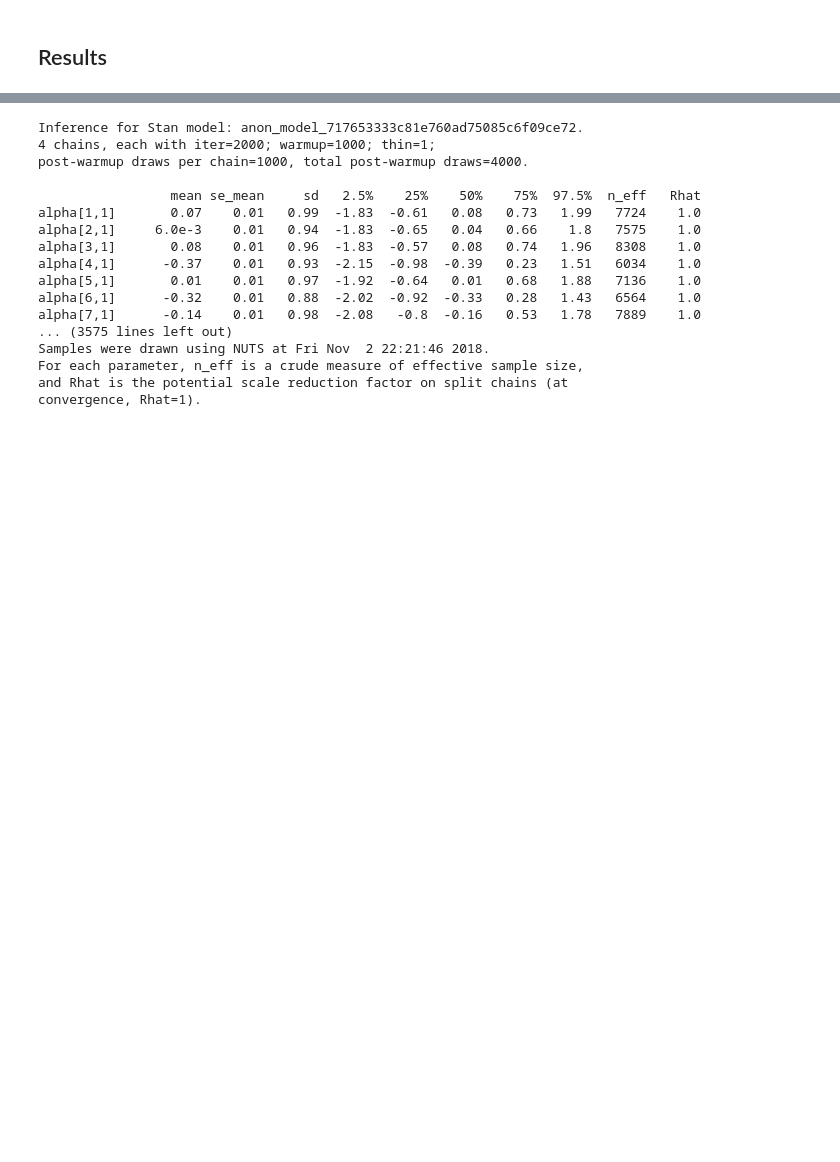
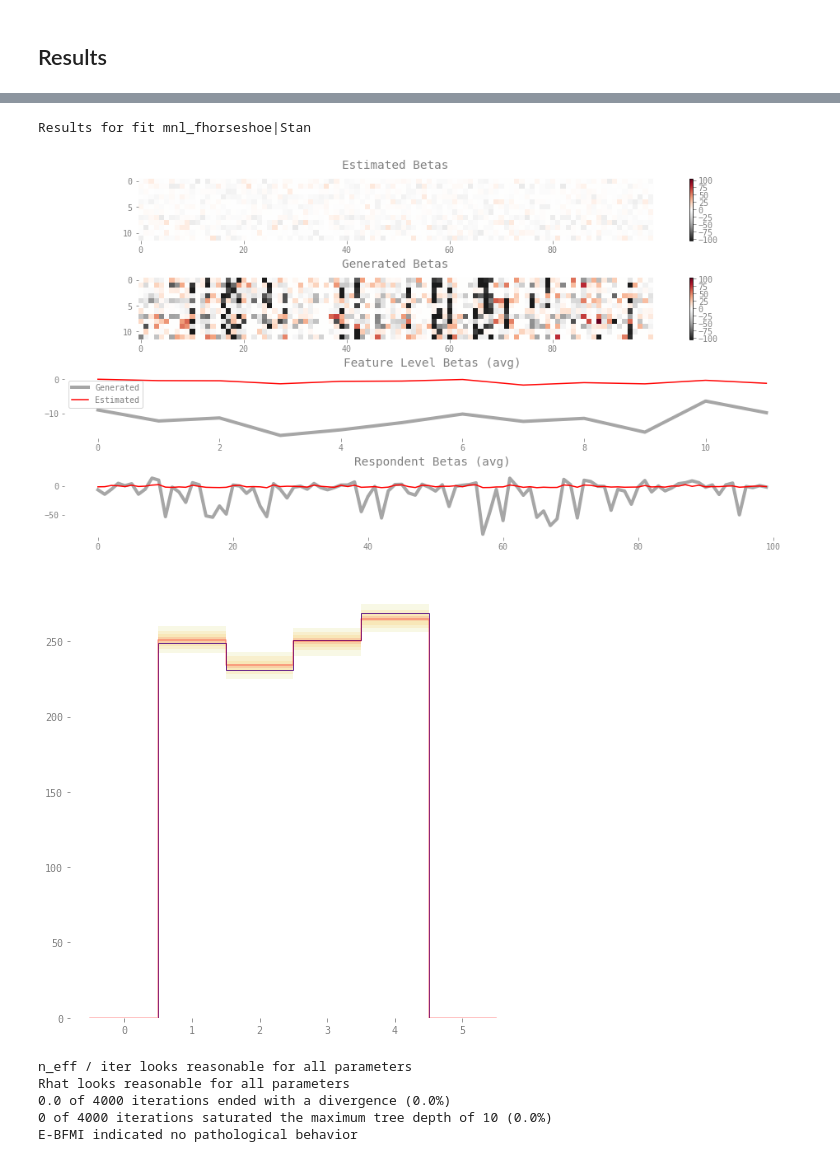
Before and after one commit to marcdotson/conjoint-ensembles, a Jupyter notebook: DataPathologies.ipynb, the cells around one changed output, grey strips where cells are left out. Saved outputs shown, nothing was run; the diff lists cells and outputs as text; code cells hidden in the pictures; blank space fills up the shorter version.

```diff
--- a/DataPathologies.ipynb
+++ b/DataPathologies.ipynb
@@ -97,3 +102,10 @@ Rhat for parameter L_Omega[4,5] is nan!
 0.0 of 4000 iterations ended with a divergence (0.0%)
 0 of 4000 iterations saturated the maximum tree depth of 10 (0.0%)
 E-BFMI indicated no pathological behavior
+# %%
+# fit model
+m = 'mnl_fhorseshoe'
+d = 'Stan'
+f = m + "|" + d
+
+FIT[f] = MODEL[m].sampling(DATA[d], control={'adapt_delta':.9})
@@ -100,20 +115,17 @@ E-BFMI indicated no pathological behavior
+# %%
+# plot results
+print("Results for fit {0}".format(f))
+utils.plot_betas(DATA[d], FIT[f])
+utils.plot_ppc(DATA[d], FIT[f])
+# %% [output]
+Results for fit mnl_fhorseshoe|Stan
+[figure, added]
+[figure, added]
 # %%
-print(FIT[f])
+stan_utility.check_all_diagnostics(FIT[f])
 # %% [output]
-Inference for Stan model: anon_model_717653333c81e760ad75085c6f09ce72.
-4 chains, each with iter=2000; warmup=1000; thin=1;
-post-warmup draws per chain=1000, total post-warmup draws=4000.
-
-                 mean se_mean     sd   2.5%    25%    50%    75%  97.5%  n_eff   Rhat
-alpha[1,1]       0.07    0.01   0.99  -1.83  -0.61   0.08   0.73   1.99   7724    1.0
-alpha[2,1]     6.0e-3    0.01   0.94  -1.83  -0.65   0.04   0.66    1.8   7575    1.0
-alpha[3,1]       0.08    0.01   0.96  -1.83  -0.57   0.08   0.74   1.96   8308    1.0
-alpha[4,1]      -0.37    0.01   0.93  -2.15  -0.98  -0.39   0.23   1.51   6034    1.0
-alpha[5,1]       0.01    0.01   0.97  -1.92  -0.64   0.01   0.68   1.88   7136    1.0
-alpha[6,1]      -0.32    0.01   0.88  -2.02  -0.92  -0.33   0.28   1.43   6564    1.0
-alpha[7,1]      -0.14    0.01   0.98  -2.08   -0.8  -0.16   0.53   1.78   7889    1.0
-... (3575 lines left out)
-Samples were drawn using NUTS at Fri Nov  2 22:21:46 2018.
-For each parameter, n_eff is a crude measure of effective sample size,
-and Rhat is the potential scale reduction factor on split chains (at
-convergence, Rhat=1).
+n_eff / iter looks reasonable for all parameters
+Rhat looks reasonable for all parameters
+0.0 of 4000 iterations ended with a divergence (0.0%)
+0 of 4000 iterations saturated the maximum tree depth of 10 (0.0%)
+E-BFMI indicated no pathological behavior
```
Also changed, not shown: parts of 13 cells of this notebook, 14 other files.
